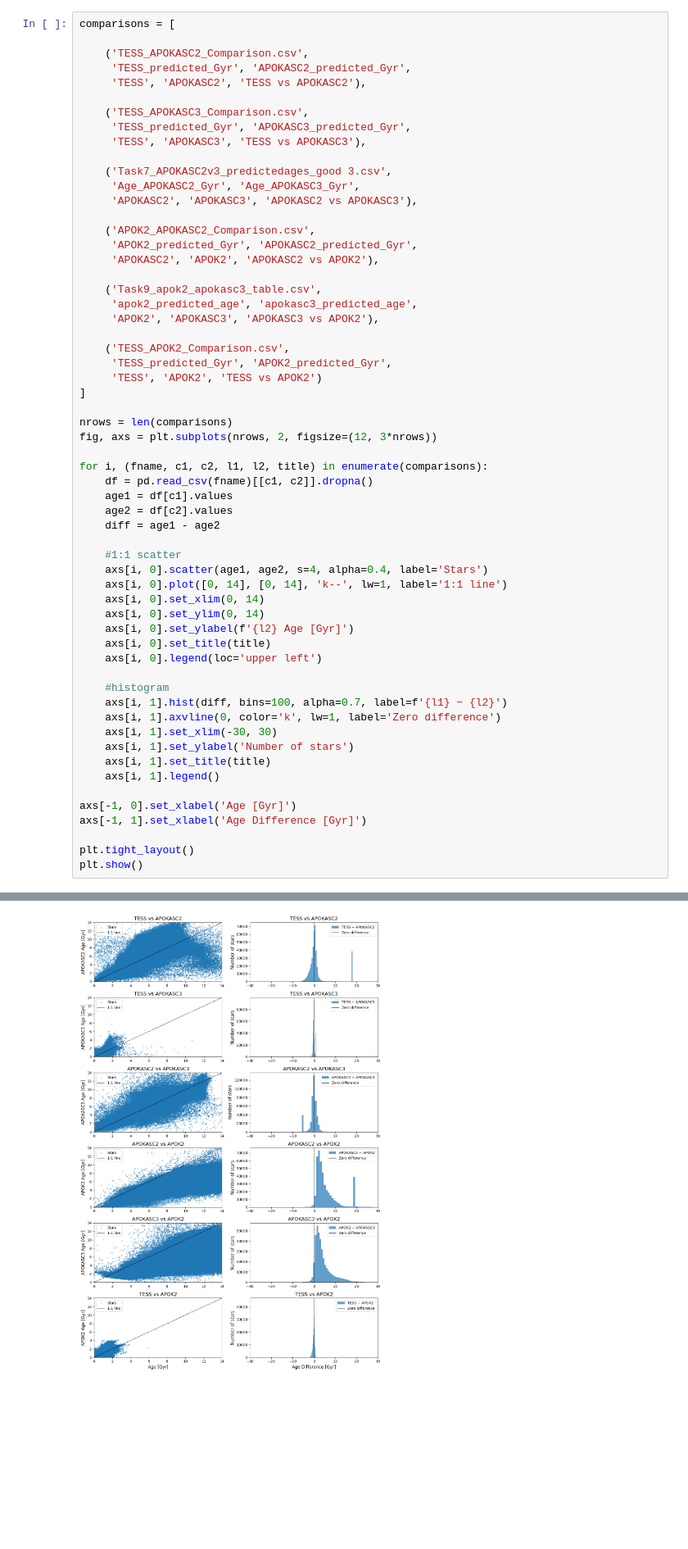
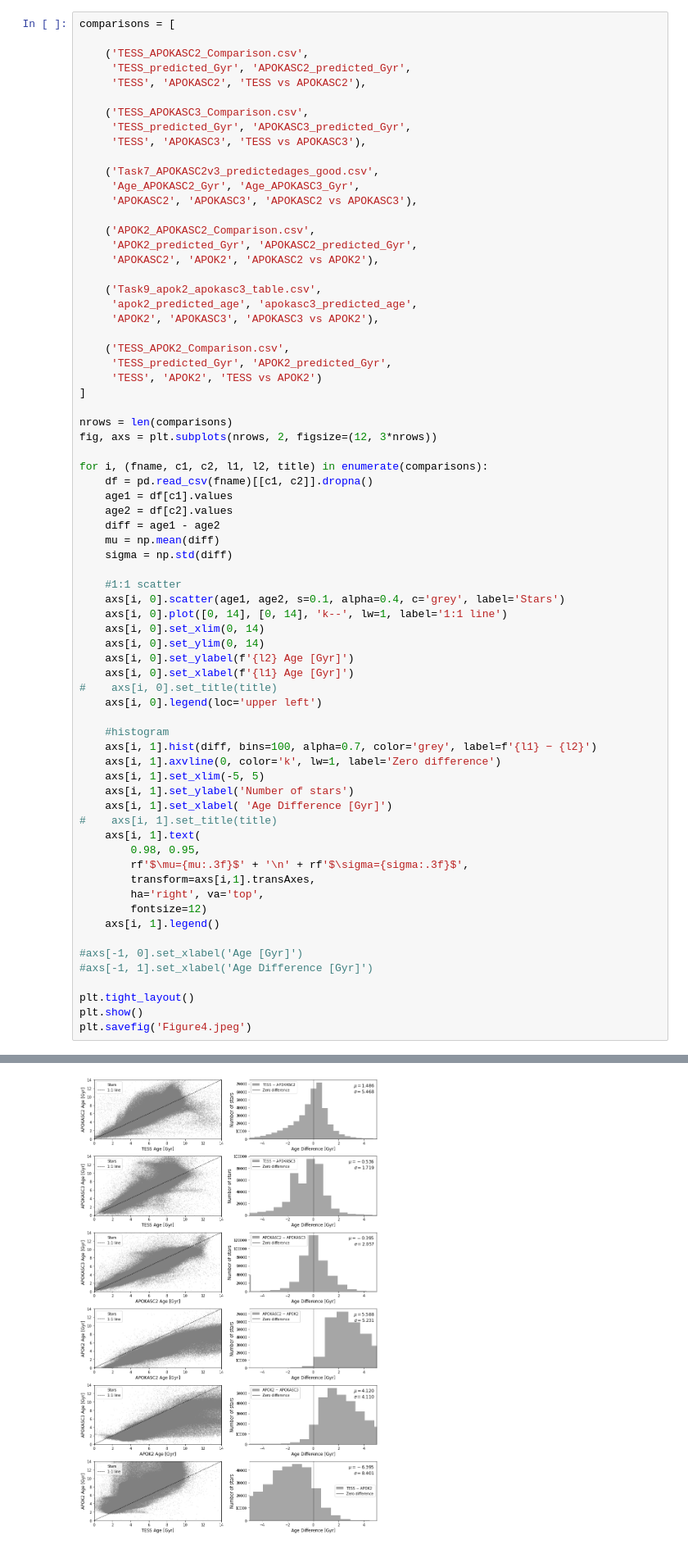
Before and after one commit to jtayar/2025_AST4300_Project3, a Jupyter notebook: Task_34_Figure_4.ipynb, the cells around one changed output, grey strips where cells are left out. Shown at 82% size. Drawn from its saved outputs; the diff is of its cells as text; blank space fills up the shorter version.

```diff
--- a/Task_34_Figure_4.ipynb
+++ b/Task_34_Figure_4.ipynb
@@ -244,7 +256,7 @@ comparisons = [
      'TESS_predicted_Gyr', 'APOKASC3_predicted_Gyr',
      'TESS', 'APOKASC3', 'TESS vs APOKASC3'),
 
-    ('Task7_APOKASC2v3_predictedages_good 3.csv',
+    ('Task7_APOKASC2v3_predictedages_good.csv',
      'Age_APOKASC2_Gyr', 'Age_APOKASC3_Gyr',
      'APOKASC2', 'APOKASC3', 'APOKASC2 vs APOKASC3'),
 
@@ -269,27 +281,38 @@ for i, (fname, c1, c2, l1, l2, title) in enumerate(comparisons):
     age1 = df[c1].values
     age2 = df[c2].values
     diff = age1 - age2
+    mu = np.mean(diff)
+    sigma = np.std(diff)
 
     #1:1 scatter
-    axs[i, 0].scatter(age1, age2, s=4, alpha=0.4, label='Stars')
+    axs[i, 0].scatter(age1, age2, s=0.1, alpha=0.4, c='grey', label='Stars')
     axs[i, 0].plot([0, 14], [0, 14], 'k--', lw=1, label='1:1 line')
     axs[i, 0].set_xlim(0, 14)
     axs[i, 0].set_ylim(0, 14)
     axs[i, 0].set_ylabel(f'{l2} Age [Gyr]')
-    axs[i, 0].set_title(title)
+    axs[i, 0].set_xlabel(f'{l1} Age [Gyr]')
+#    axs[i, 0].set_title(title)
     axs[i, 0].legend(loc='upper left')
 
     #histogram
-    axs[i, 1].hist(diff, bins=100, alpha=0.7, label=f'{l1} − {l2}')
+    axs[i, 1].hist(diff, bins=100, alpha=0.7, color='grey', label=f'{l1} − {l2}')
     axs[i, 1].axvline(0, color='k', lw=1, label='Zero difference')
-    axs[i, 1].set_xlim(-30, 30)
+    axs[i, 1].set_xlim(-5, 5)
     axs[i, 1].set_ylabel('Number of stars')
-    axs[i, 1].set_title(title)
+    axs[i, 1].set_xlabel( 'Age Difference [Gyr]')
+#    axs[i, 1].set_title(title)
+    axs[i, 1].text(
+        0.98, 0.95,
+        rf'$\mu={mu:.3f}$' + '\n' + rf'$\sigma={sigma:.3f}$',
+        transform=axs[i,1].transAxes,
+        ha='right', va='top',
+        fontsize=12)
     axs[i, 1].legend()
 
-axs[-1, 0].set_xlabel('Age [Gyr]')
-axs[-1, 1].set_xlabel('Age Difference [Gyr]')
+#axs[-1, 0].set_xlabel('Age [Gyr]')
+#axs[-1, 1].set_xlabel('Age Difference [Gyr]')
 
 plt.tight_layout()
 plt.show()
+plt.savefig('Figure4.jpeg')
 # %% [output]
@@ -313 +336 @@ WARNING:matplotlib.font_manager:findfont: Generic family 'sans-serif' not found
-[figure, old version]
+[figure, new version]
```
Also changed, not shown: parts of 6 cells of this notebook.
